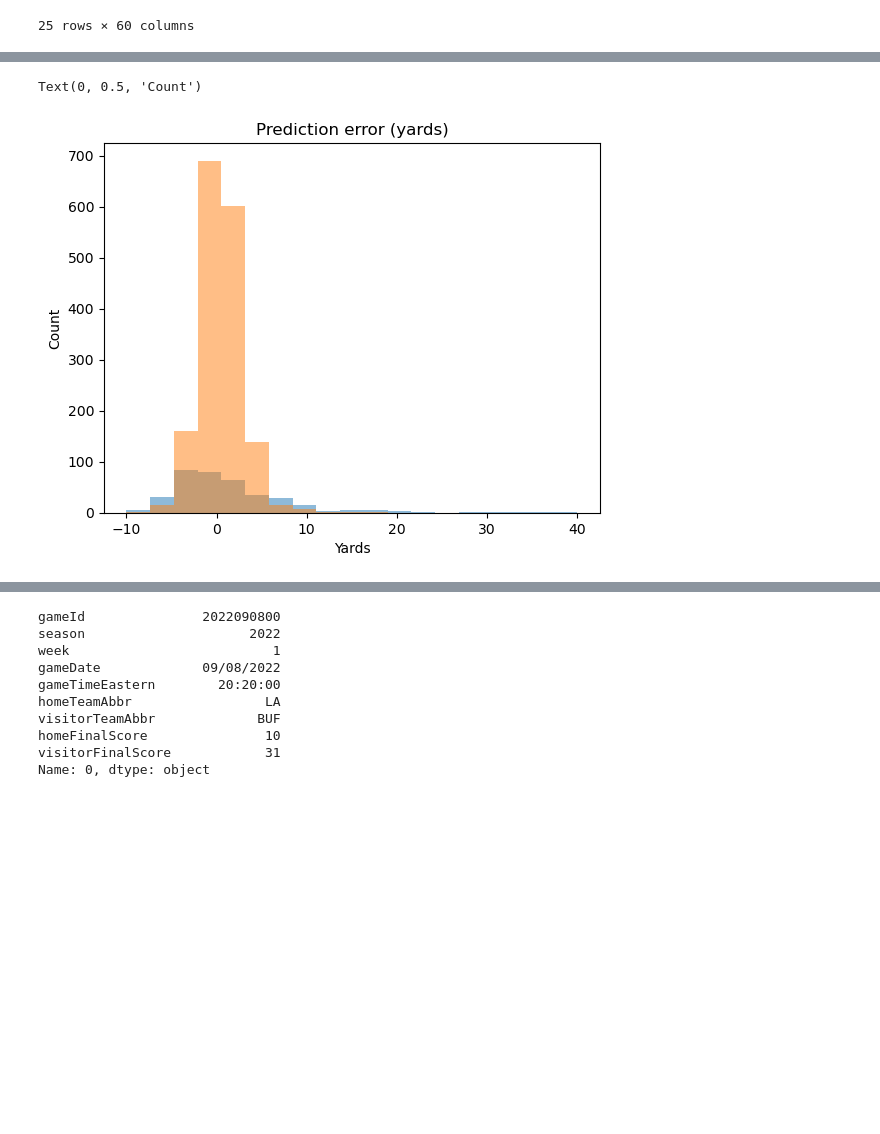
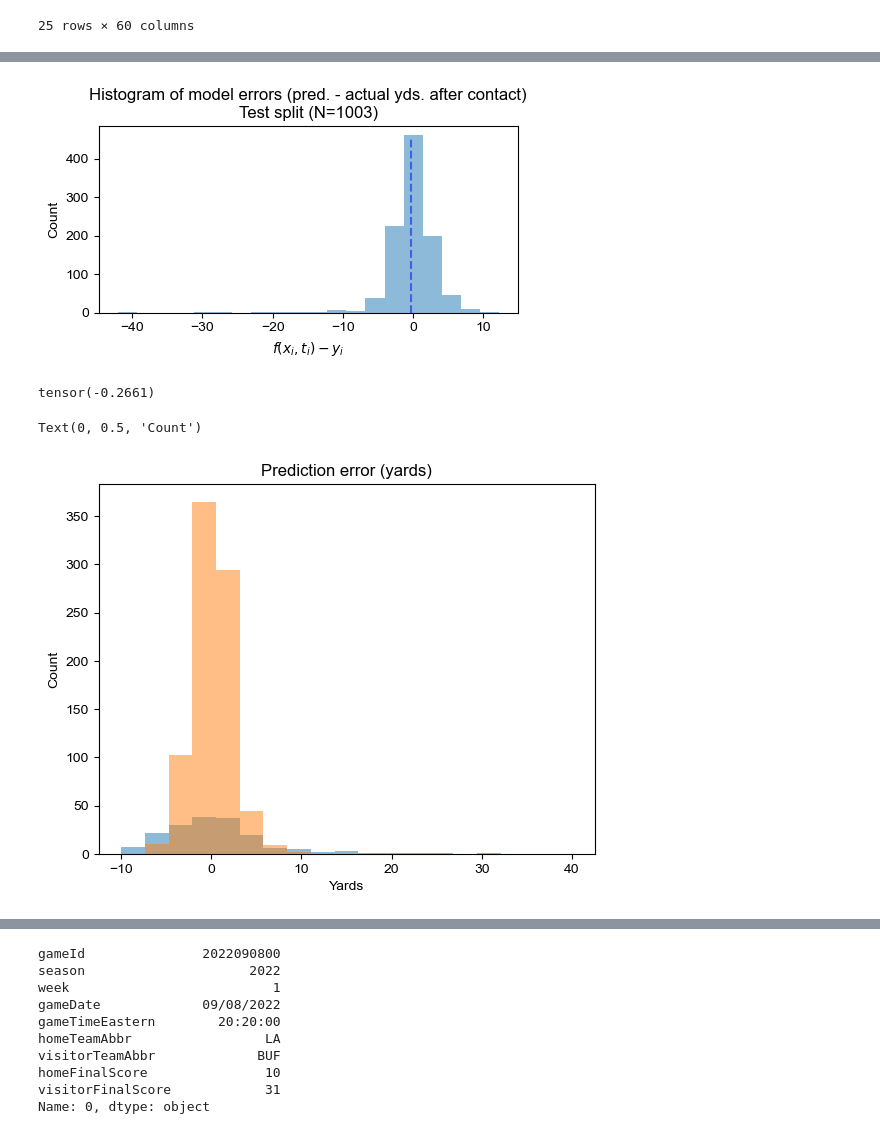
Before and after one commit to tchang1997/tackle_yards_prevented, a Jupyter notebook: notebooks/postprocessed_eda.ipynb, the cells around one changed output, grey strips where cells are left out. Drawn from its saved outputs; the diff is of its cells as text; code cells hidden in the pictures; blank space fills up the shorter version.

```diff
--- a/notebooks/postprocessed_eda.ipynb
+++ b/notebooks/postprocessed_eda.ipynb
@@ -83,3 +90,19 @@ ax.hist(model_results['cate'], alpha=0.5)
+# %%
+fig, ax = plt.subplots(figsize=(5, 3))
+
+ax.set_title("Histogram of model errors (pred. - actual yds. after contact)\nTest split (N=1003)")
+ax.set_ylabel("Count")
+ax.set_xlabel("$f(x_i, t_i) - y_i$")
+ax.hist(test_factual_err, alpha=0.5, bins=20)
+ax.vlines([test_factual_err.mean()], ymin=0, ymax=450, color="blue", alpha=0.5, linestyle="dashed")
+fig.tight_layout()
+fig.savefig("fig4_factual_err.png")
+# %% [output]
+[figure, added]
+# %%
+test_factual_err.mean()
+# %% [output]
+tensor(-0.2661)
 # %%
 import torch
 
@@ -89,11 +112,11 @@ y_true = model_results['y_true']
 
 fig, ax = plt.subplots()
 ax.set_title("Prediction error (yards)")
-ax.hist(y_true[val_T == 0] - y0_pred[val_T == 0], alpha=0.5, bins=np.linspace(-10, 40, 20))
-ax.hist(y_true[val_T == 1] - y1_pred[val_T == 1], alpha=0.5, bins=np.linspace(-10, 40, 20))
+ax.hist(y_true[test_T == 0] - y0_pred[test_T == 0], alpha=0.5, bins=np.linspace(-10, 40, 20))
+ax.hist(y_true[test_T == 1] - y1_pred[test_T == 1], alpha=0.5, bins=np.linspace(-10, 40, 20))
 ax.set_xlabel("Yards")
 ax.set_ylabel("Count")
 # %% [output]
 Text(0, 0.5, 'Count')
-[figure, old version]
+[figure, new version]
 # %%
```
Also changed, not shown: parts of 45 cells of this notebook, 13 other files.
